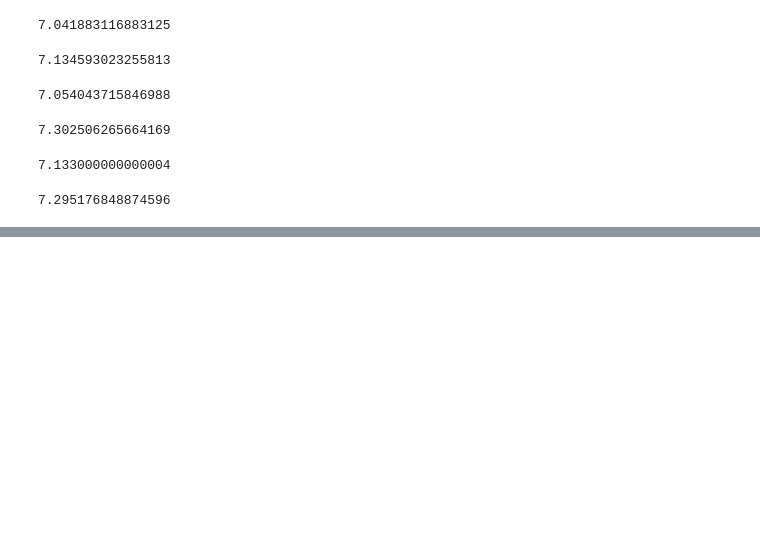
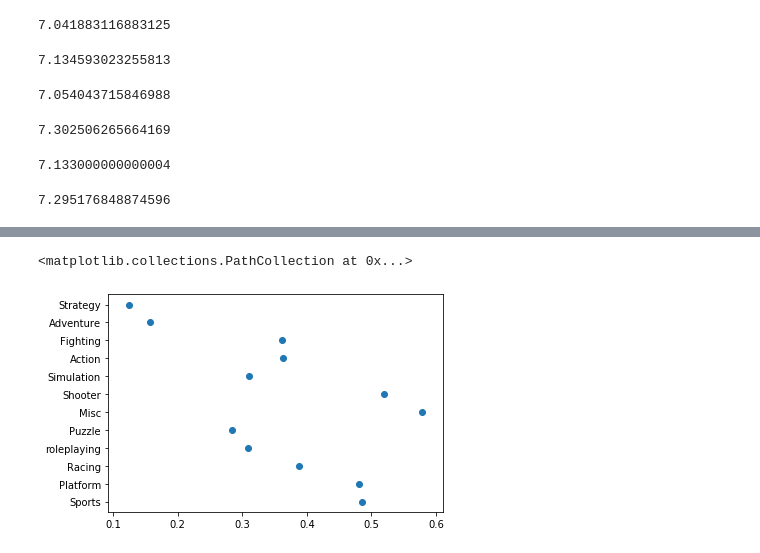
Before and after one commit to joseh4/projection_of_video_game_sales, a Jupyter notebook: joes-master.ipynb, the cells around one changed output, grey strips where cells are left out. Cells and saved outputs as stored; diff of their text form; code cells hidden in the pictures; blank space fills up the shorter version.

```diff
--- a/joes-master.ipynb
+++ b/joes-master.ipynb
@@ -314,0 +276,3 @@ model_2[model_2.User_Score.isna()]
+# %%
+north_am.dropna(inplace = True)
+north_am.head()
@@ -314,0 +286,11 @@ model_2[model_2.User_Score.isna()]
+# %%
+def revenue(df):
+    totals = []
+    for genre in genres:
+        series = df.loc[df['Genre']==genre]
+        total = series['NA_Sales'].mean()
+        totals.append([total])
+    return totals
+# %%
+genres = list(genres)
+genres
@@ -314,0 +310,7 @@ model_2[model_2.User_Score.isna()]
+# %%
+s = revenue(north_am)
+# %%
+plt.scatter(y = genres, x = s)
+# %% [output]
+<matplotlib.collections.PathCollection at 0x...>
+[figure, added]
```
Also changed, not shown: parts of 17 cells of this notebook.
